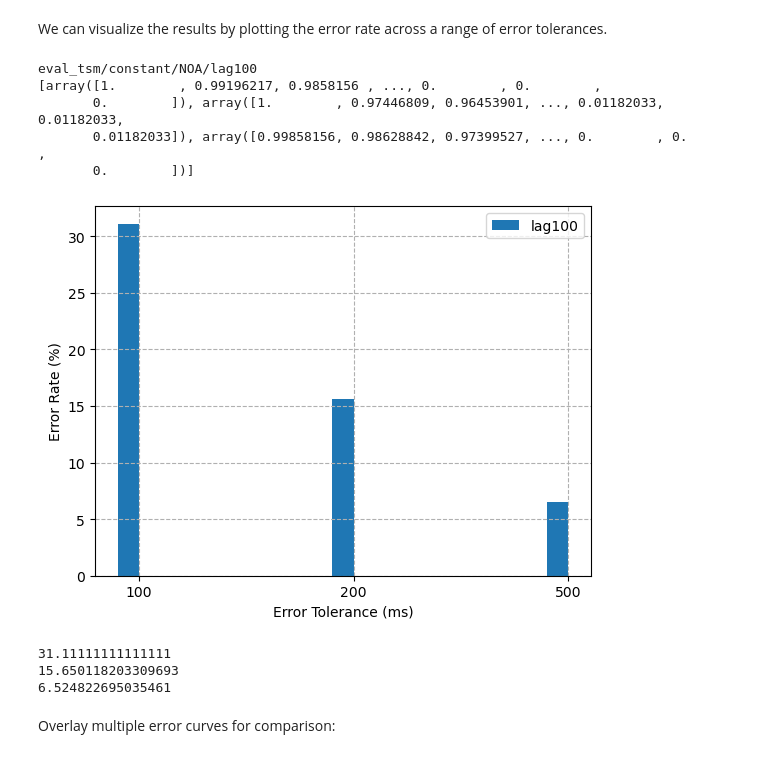
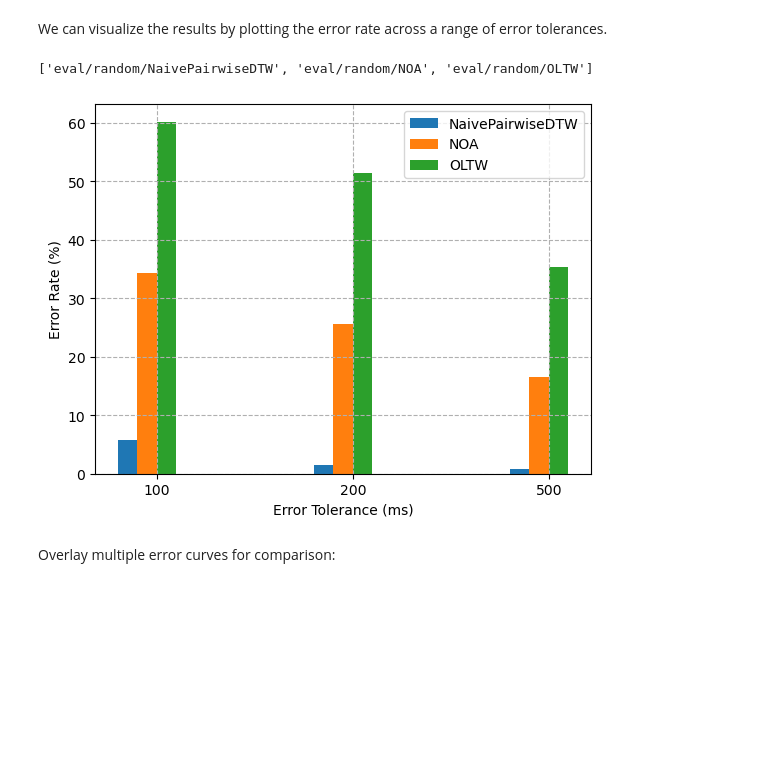
Before and after one commit to HMC-MIR/PianoConcertoAccompaniment, a Jupyter notebook: 04_Evaluate.ipynb, the cells around one changed output. Drawn from its saved outputs; the diff is of its cells as text; code cells hidden in the pictures; blank space fills up the shorter version.

```diff
--- a/04_Evaluate.ipynb
+++ b/04_Evaluate.ipynb
@@ -121,30 +129,24 @@ def plotErrorVsTolerance(eval_dirs, maxTol, savefile = None, style='bar', bar_to
 # %%
 systems_to_compare = systems
 tsm = False
 tols = [100,200,500]
+bar_tols = [100,200,500]
 eval_dirs = [f'eval{"_tsm" if tsm else ""}/{modes[1]}/{s}' for s in systems_to_compare]
 print(eval_dirs)
-errRates_list, tols = plotErrorVsTolerance(eval_dirs, maxTol = 1000,tols = tols)
+errRates_list, tols = plotErrorVsTolerance(eval_dirs, maxTol = 1000,tols = tols, bar_tols = bar_tols)
+# %% [output]
+['eval/random/NaivePairwiseDTW', 'eval/random/NOA', 'eval/random/OLTW']
+[figure, added]
 # %%
-maxTol = 5000 # in milliseconds
-tsm = True
-tols = [100,200,500]
-eval_dir = f'eval{"_tsm" if tsm else ""}/{modes[0]}/{systems[1]}/lag100'
-print(eval_dir)
-print(errRates_list)
-errRates_list, tols = plotErrorVsTolerance([eval_dir], maxTol, tols = tols, savefile=False)
-for i in range(len(tols)):
-    print(errRates_list[0][i]*100.0)
+# maxTol = 5000 # in milliseconds
+# tsm = True
+# tols = [100,200,500]
+# eval_dir = f'eval{"_tsm" if tsm else ""}/{modes[0]}/{systems[1]}/lag100'
+# print(eval_dir)
+# print(errRates_list)
+# errRates_list, tols = plotErrorVsTolerance([eval_dir], maxTol, tols = tols, savefile=False)
+# for i in range(len(tols)):
+#     print(errRates_list[0][i]*100.0)
-# %% [output]
-eval_tsm/constant/NOA/lag100
-[array([1.        , 0.99196217, 0.9858156 , ..., 0.        , 0.        ,
-       0.        ]), array([1.        , 0.97446809, 0.96453901, ..., 0.01182033, 0.01182033,
-       0.01182033]), array([0.99858156, 0.98628842, 0.97399527, ..., 0.        , 0.        ,
-       0.        ])]
-[figure, removed]
-31.11111111111111
-15.650118203309693
-6.524822695035461
 # %% [markdown]
 Overlay multiple error curves for comparison:
 # %%
```
Also changed, not shown: parts of 5 cells of this notebook, 6 other files.
